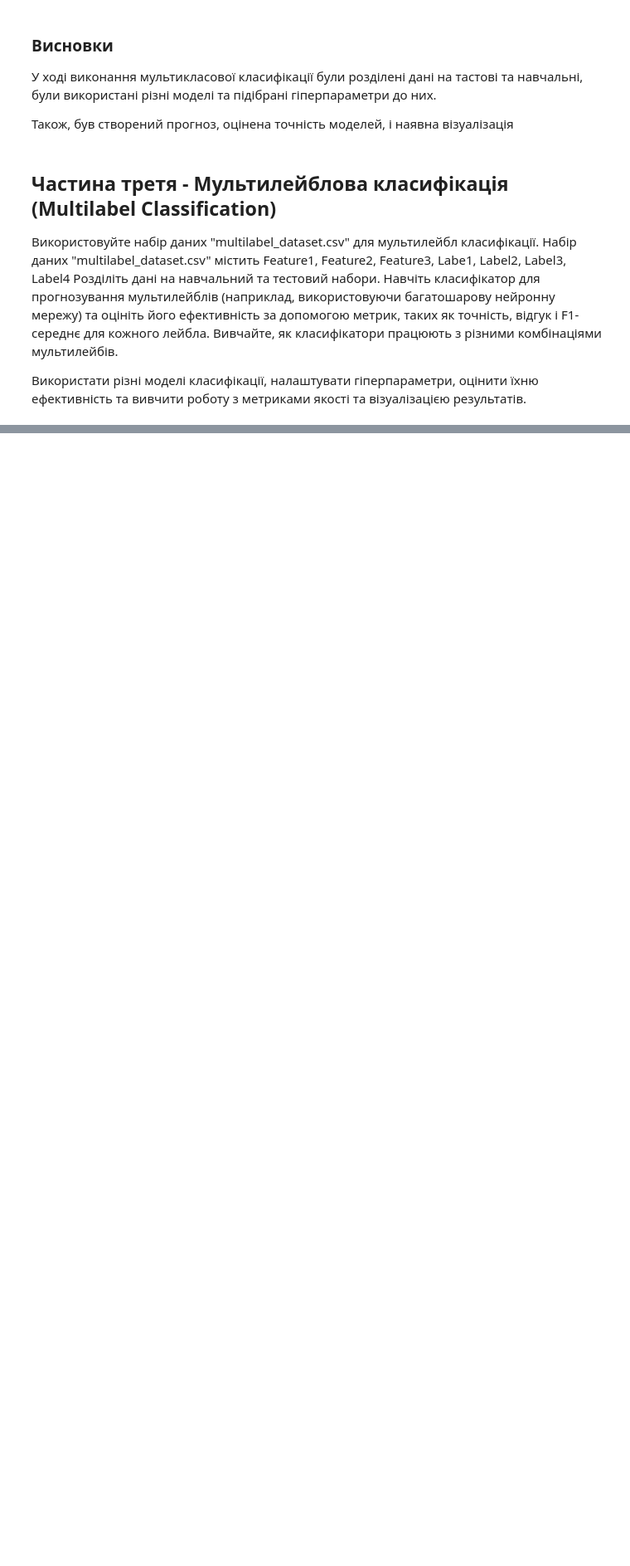
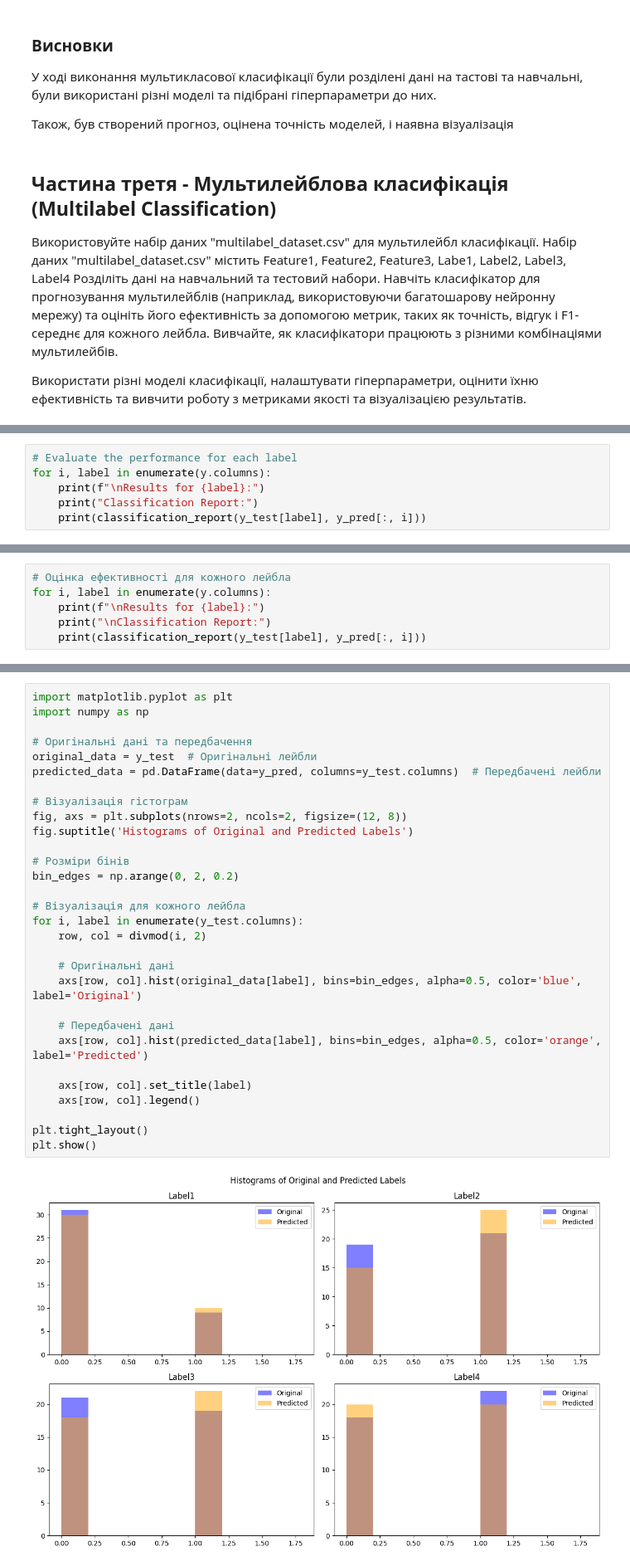
Before and after one commit to AnnaIvn/ml2023, a Jupyter notebook: Practices/Practice4/practice4.ipynb, the cells around one changed output, grey strips where cells are left out. Shown at 83% size. Saved outputs shown, nothing was run; the diff lists cells and outputs as text; blank space fills up the shorter version.

Commit message:
practice4. part3 - added classificators + visualization

```diff
--- a/Practices/Practice4/practice4.ipynb
+++ b/Practices/Practice4/practice4.ipynb
@@ -935,0 +941,6 @@ F1 Score: 0.7153284671532847
+# %%
+# Evaluate the performance for each label
+for i, label in enumerate(y.columns):
+    print(f"\nResults for {label}:")
+    print("Classification Report:")
+    print(classification_report(y_test[label], y_pred[:, i]))
@@ -935,0 +1007,6 @@ F1 Score: 0.7153284671532847
+# %%
+# Оцінка ефективності для кожного лейбла
+for i, label in enumerate(y.columns):
+    print(f"\nResults for {label}:")
+    print("\nClassification Report:")
+    print(classification_report(y_test[label], y_pred[:, i]))
@@ -935,0 +1035,32 @@ F1 Score: 0.7153284671532847
+# %%
+import matplotlib.pyplot as plt
+import numpy as np
+
+# Оригінальні дані та передбачення
+original_data = y_test  # Оригінальні лейбли
+predicted_data = pd.DataFrame(data=y_pred, columns=y_test.columns)  # Передбачені лейбли
+
+# Візуалізація гістограм
+fig, axs = plt.subplots(nrows=2, ncols=2, figsize=(12, 8))
+fig.suptitle('Histograms of Original and Predicted Labels')
+
+# Розміри бінів
+bin_edges = np.arange(0, 2, 0.2)
+
+# Візуалізація для кожного лейбла
+for i, label in enumerate(y_test.columns):
+    row, col = divmod(i, 2)
+
+    # Оригінальні дані
+    axs[row, col].hist(original_data[label], bins=bin_edges, alpha=0.5, color='blue', label='Original')
+
+    # Передбачені дані
+    axs[row, col].hist(predicted_data[label], bins=bin_edges, alpha=0.5, color='orange', label='Predicted')
+
+    axs[row, col].set_title(label)
+    axs[row, col].legend()
+
+plt.tight_layout()
+plt.show()
+# %% [output]
+[figure, added]
```
Also changed, not shown: parts of 14 cells of this notebook.
